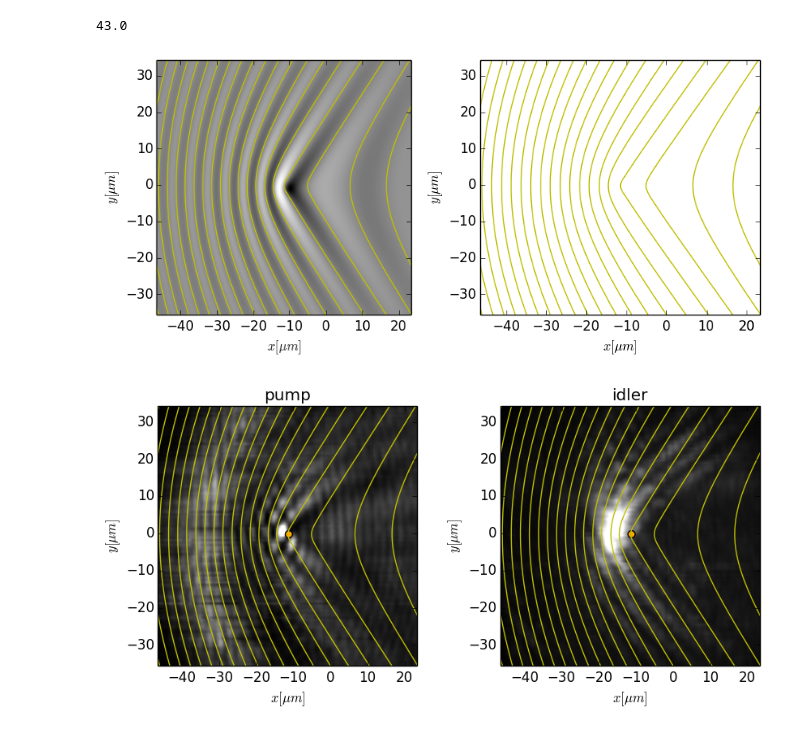
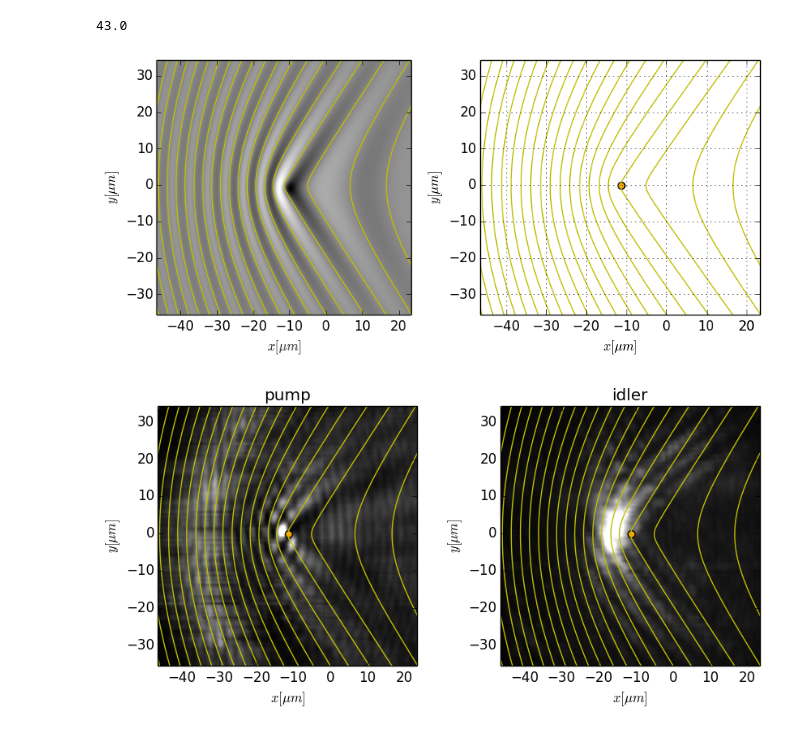
Before and after one commit to berceanu/notebooks, a Jupyter notebook: julia/april/fitting.ipynb, the cells around one changed output. Drawn from its saved outputs; the diff is of its cells as text; code cells hidden in the pictures.

```diff
--- a/julia/april/fitting.ipynb
+++ b/julia/april/fitting.ipynb
@@ -309,23 +309,25 @@ c = contour(cx, cy, cψr', 1.0);
 # %%
 fig, axes = plt.subplots(1, 2, figsize=(10, 4))
 
 for line in c.lines
     xs, ys = Various.coordinates(line)
     for ax in axes
         ax[:plot](xs, ys, "y-")
     end
 end
 
 axes[1][:imshow](cψr, ColorMap("gray"), extent=[cx[1], cx[end], cy[1], cy[end]])
+axes[2][:grid]()
+axes[2][:scatter](xdef, ydef, s=40, c="orange", marker="o")
 
 for ax in axes
     ax[:set_ylim](cy[1], cy[end])
     ax[:set_xlim](cx[1], cx[end])
     ax[:set_ylabel](L"$y [\mu m]$")
     ax[:set_xlabel](L"$x [\mu m]$")
 end
 # %% [output]
-[figure, old version]
+[figure, new version]
 # %%
 fig, axes = plt.subplots(1, 2, figsize=(10, 4))
 
```
Also changed, not shown: 1 other file.
